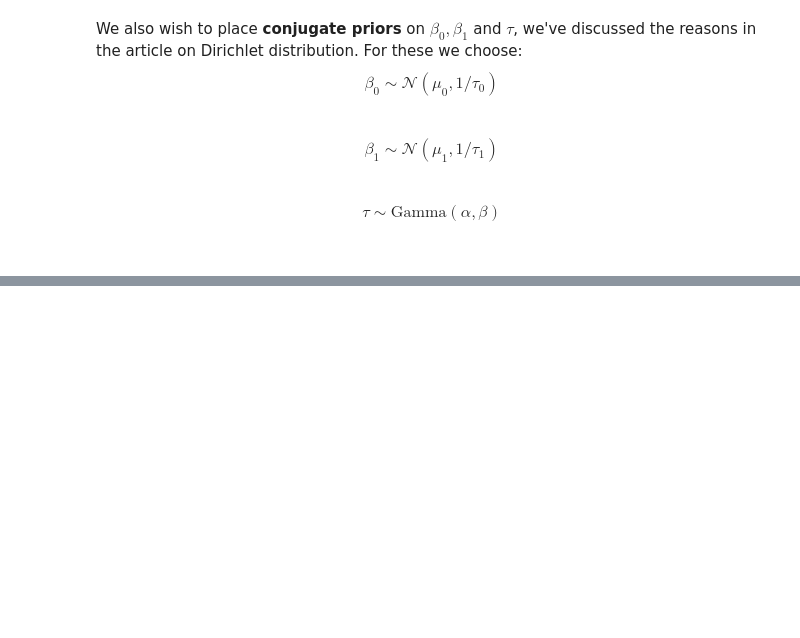
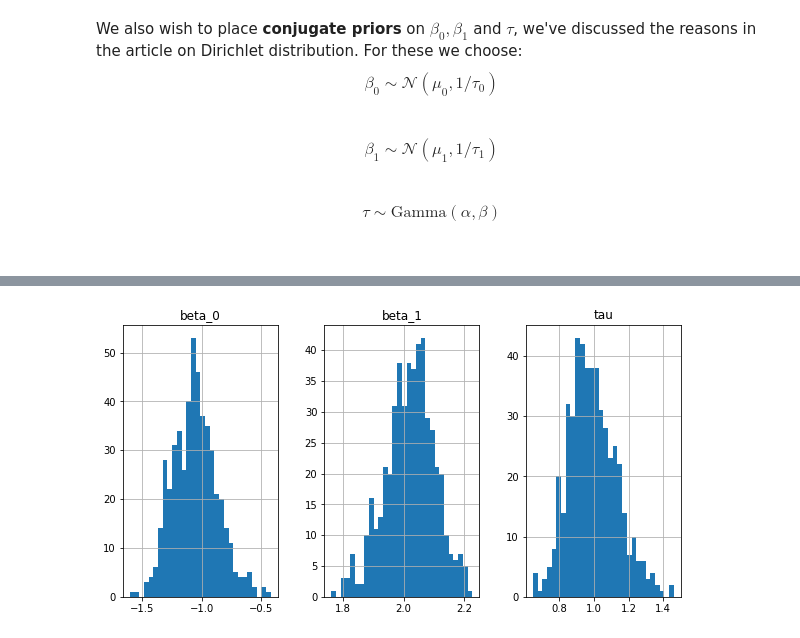
Before and after one commit to yl238/murphy-book, a Jupyter notebook: generative-models/Gibbs-Sampling.ipynb, the cells around one changed output, grey strips where cells are left out. Cells and saved outputs as stored; diff of their text form; code cells hidden in the pictures; blank space fills up the shorter version.

```diff
--- a/generative-models/Gibbs-Sampling.ipynb
+++ b/generative-models/Gibbs-Sampling.ipynb
@@ -52,0 +245,5 @@ Suppose we have two parameters $\theta_1$ and $\theta_2$ and some data $x$. Our
+# %%
+trace_burnt = trace[-500:]
+hist_plot = trace_burnt.hist(bins=30, layout=(1, 3))
+# %% [output]
+[figure, added]
```
Also changed, not shown: parts of 23 cells of this notebook, 1 other file.
